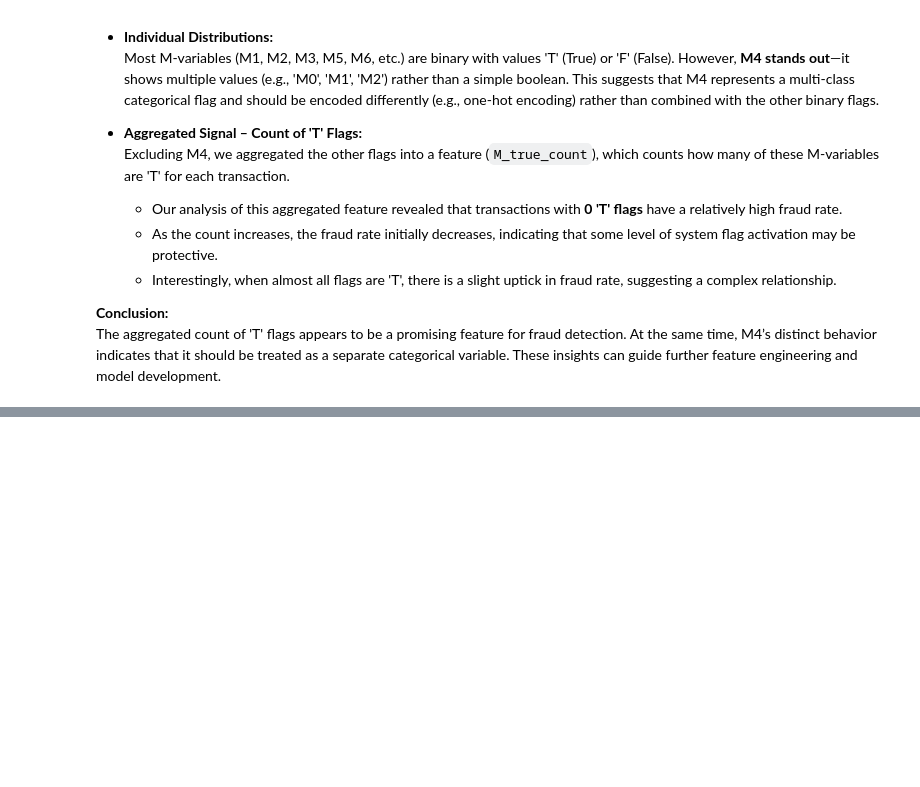
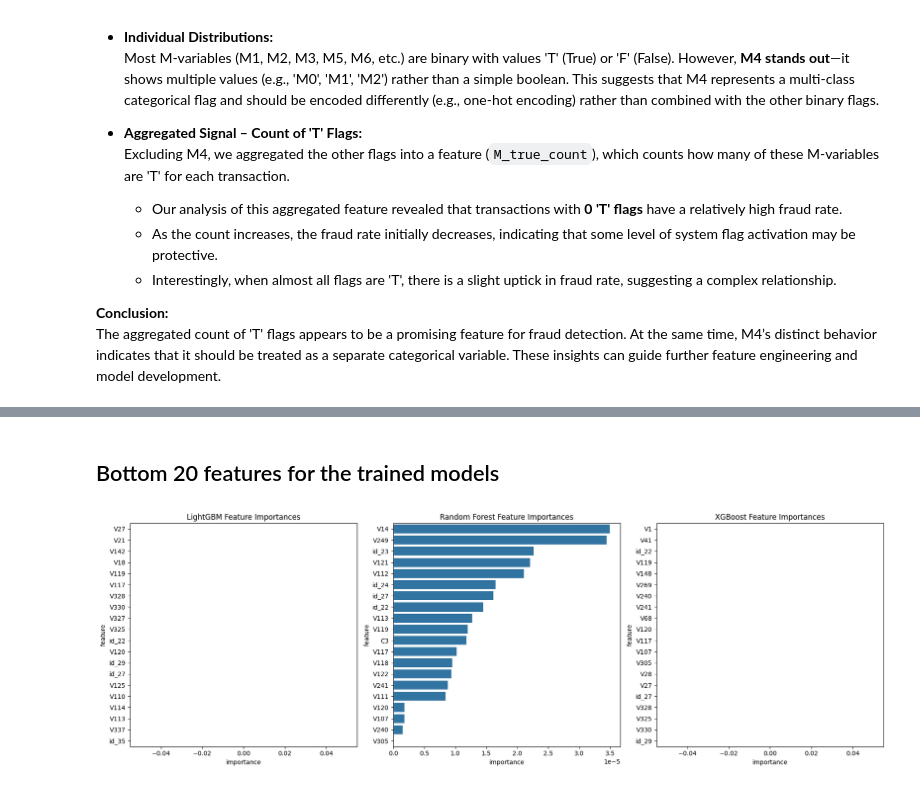
Before and after one commit to elnurisg/ieee-fraud-detection, a Jupyter notebook: notebooks/FeatureEngineering.ipynb, the cells around one changed output, grey strips where cells are left out. Cells and saved outputs as stored; diff of their text form; code cells hidden in the pictures; blank space fills up the shorter version.

```diff
--- a/notebooks/FeatureEngineering.ipynb
+++ b/notebooks/FeatureEngineering.ipynb
@@ -493,0 +568,6 @@ The aggregated count of 'T' flags appears to be a promising feature for fraud de
+# %% [markdown]
+## Bottom 20 features for the trained models
+# %%
+plot_feature_importances(lgbm_df, rf_df, xgb_df, n=20, order='bottom')
+# %% [output]
+[figure, added]
```
Also changed, not shown: parts of 10 cells of this notebook.
